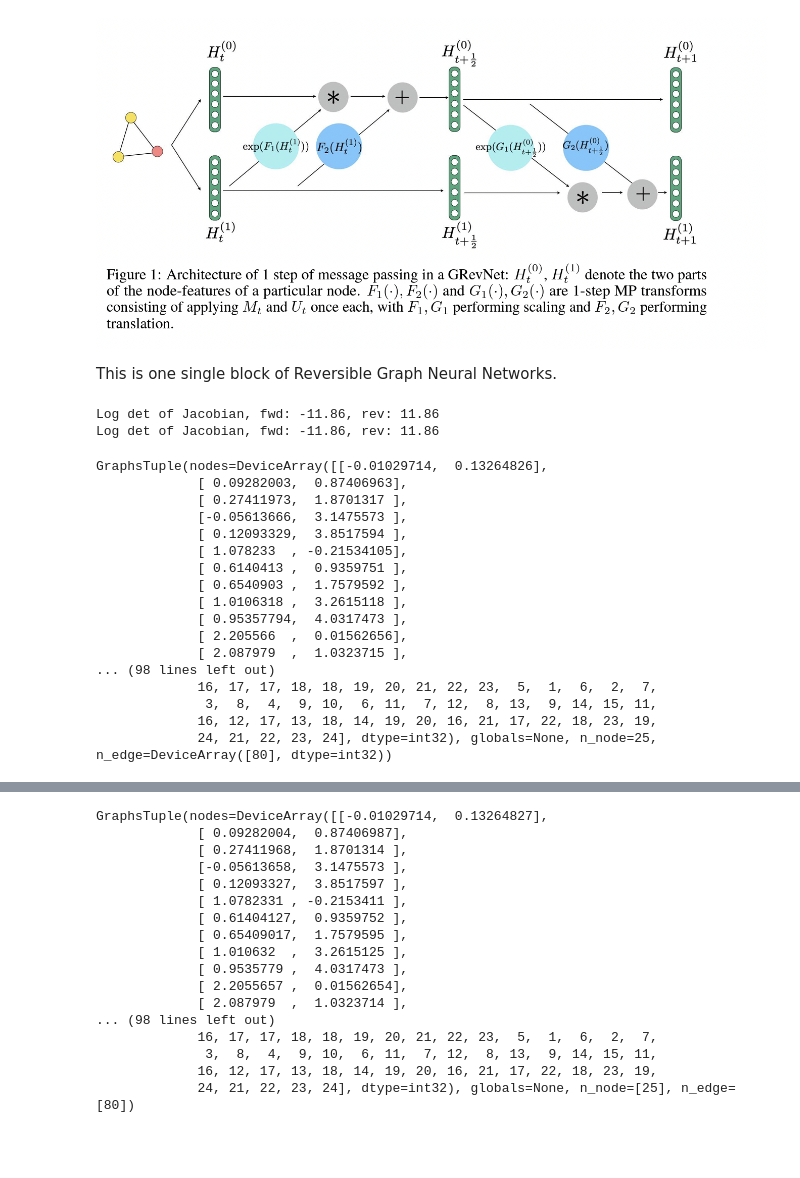
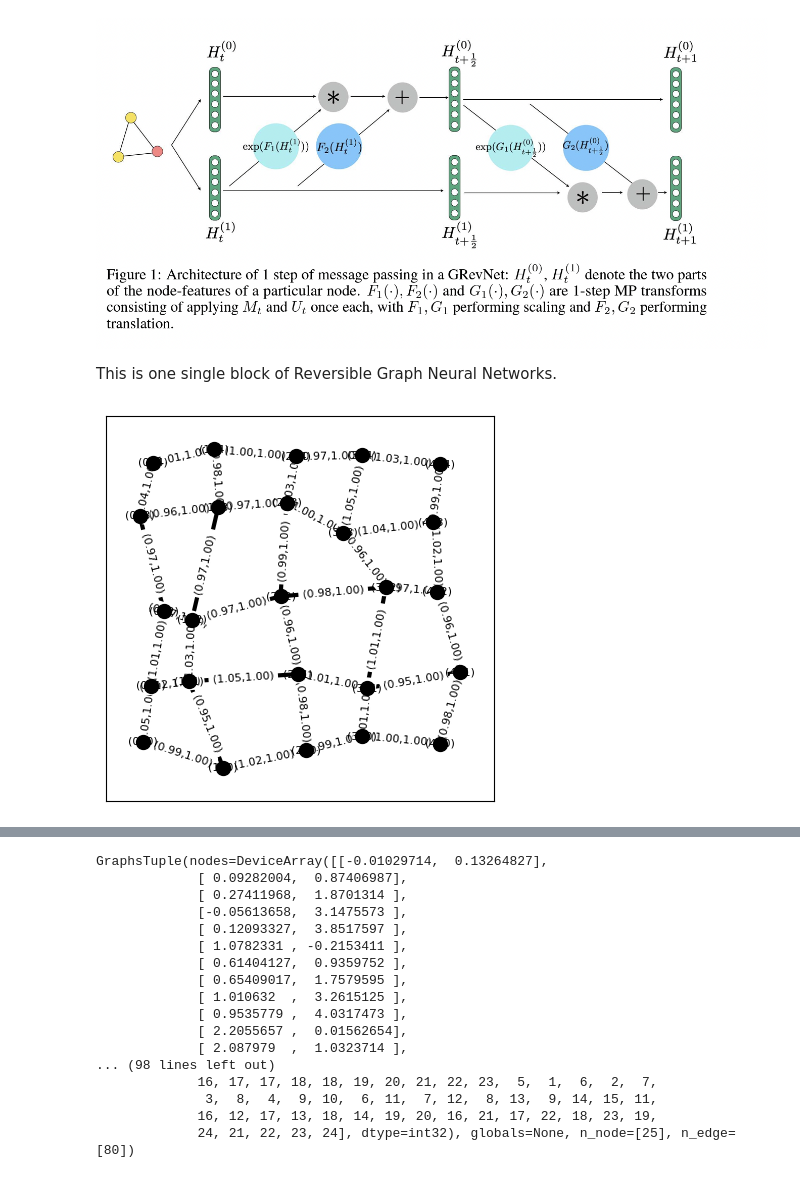
Before and after one commit to ziyuanzhao2000/Variational_Modeling, a Jupyter notebook: Elastic_Network_demo.ipynb, the cells around one changed output, grey strips where cells are left out. Drawn from its saved outputs; the diff is of its cells as text; code cells hidden in the pictures; blank space fills up the shorter version.

```diff
--- a/Elastic_Network_demo.ipynb
+++ b/Elastic_Network_demo.ipynb
@@ -366,34 +374,4 @@ mesh_graph = en_to_graph(mesh)
-# %%
-def invert_test(g):
-    m = GRevNet(n_layers=4, dim=2, hidden_dim=16)
-    g, ld_fwd = m.forward(g)
-    g, ld_rev = m.reverse(g)
-    jax.debug.print(f"Log det of Jacobian, fwd: {ld_fwd:.2f}, rev: {ld_rev:.2f}")
-    return g
-
-rng_key = jax.random.PRNGKey(42)
-invert_test = hk.without_apply_rng(hk.transform(invert_test))
-params_invert_test = invert_test.init(rng=rng_key, g=mesh_graph)
-output = invert_test.apply(params=params_invert_test, g=mesh_graph)
-
-output
-# %% [output]
-Log det of Jacobian, fwd: -11.86, rev: 11.86
-Log det of Jacobian, fwd: -11.86, rev: 11.86
-GraphsTuple(nodes=DeviceArray([[-0.01029714,  0.13264826],
-             [ 0.09282003,  0.87406963],
-             [ 0.27411973,  1.8701317 ],
-             [-0.05613666,  3.1475573 ],
-             [ 0.12093329,  3.8517594 ],
-             [ 1.078233  , -0.21534105],
-             [ 0.6140413 ,  0.9359751 ],
-             [ 0.6540903 ,  1.7579592 ],
-             [ 1.0106318 ,  3.2615118 ],
-             [ 0.95357794,  4.0317473 ],
-             [ 2.205566  ,  0.01562656],
-             [ 2.087979  ,  1.0323715 ],
-... (98 lines left out)
-             16, 17, 17, 18, 18, 19, 20, 21, 22, 23,  5,  1,  6,  2,  7,
-              3,  8,  4,  9, 10,  6, 11,  7, 12,  8, 13,  9, 14, 15, 11,
-             16, 12, 17, 13, 18, 14, 19, 20, 16, 21, 17, 22, 18, 23, 19,
-             24, 21, 22, 23, 24], dtype=int32), globals=None, n_node=25, n_edge=DeviceArray([80], dtype=int32))
+# %%
+mesh.draw()
+# %% [output]
+[figure, added]
```
Also changed, not shown: parts of 17 cells of this notebook.
